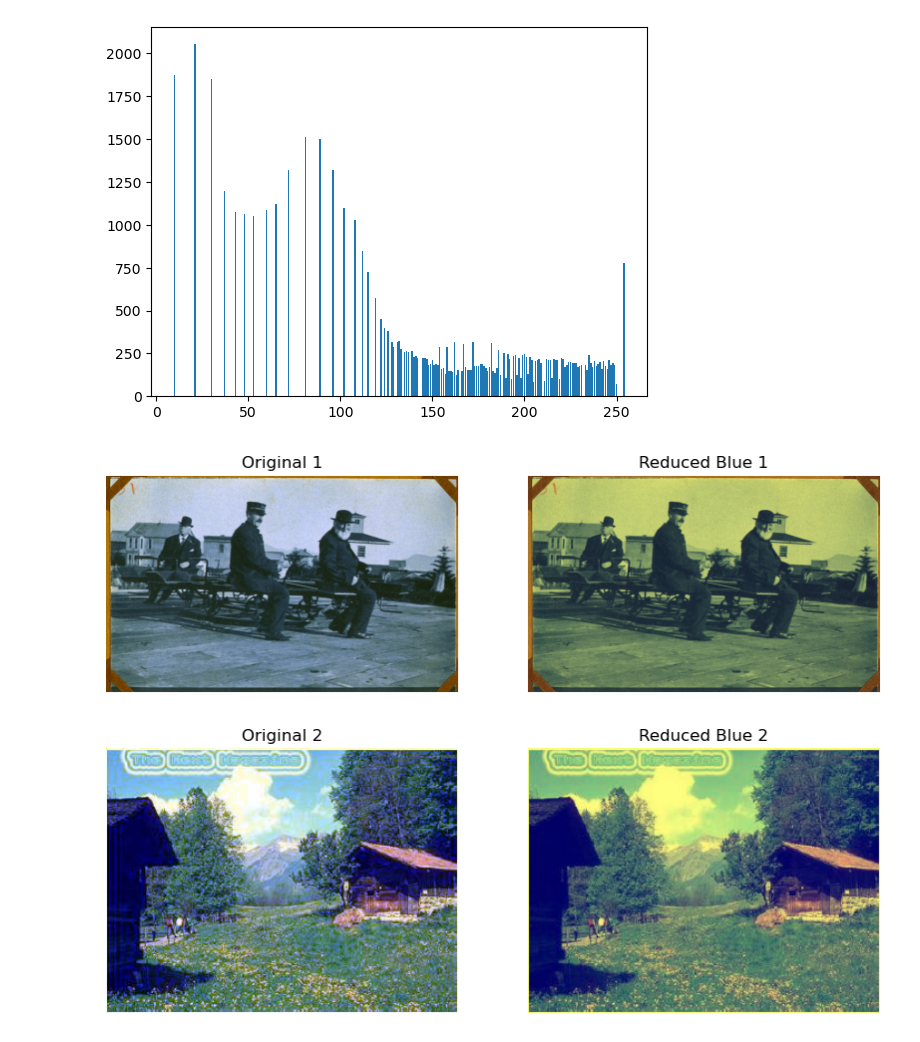
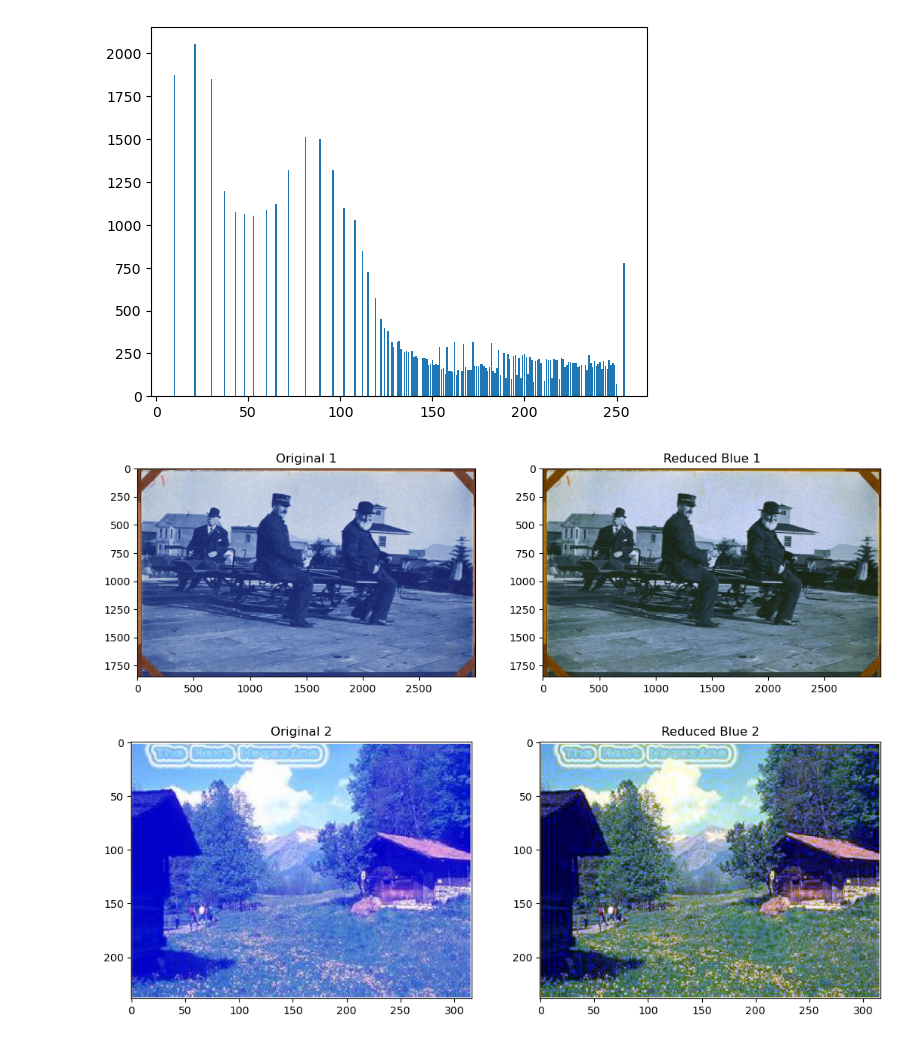
Before and after one commit to BassemAdam/Image-Processing---Computer-Vision, a Jupyter notebook: Labs/Lab4-std/Lab4-std/Lab4_STD.ipynb, the cells around one changed output. Saved outputs shown, nothing was run; the diff lists cells and outputs as text; code cells hidden in the pictures.

```diff
--- a/Labs/Lab4-std/Lab4-std/Lab4_STD.ipynb
+++ b/Labs/Lab4-std/Lab4-std/Lab4_STD.ipynb
@@ -144,22 +141,22 @@ showHist(imageAfter2)
 # %%
 import numpy as np
 from skimage import io, img_as_float, img_as_ubyte
 import matplotlib.pyplot as plt
 
 image11 = io.imread('1.jpg')
 image22 = io.imread('2.jpg')
 
 def reduce_blue(image, factor=0.8):
 
     return  getImageWithHist(image[:, :, 2])
 
 image1 = np.copy(image11)
 image2 = np.copy(image22)
-image1[:, :, 2] = reduce_blue(image11)
-image2[:, :, 2] = reduce_blue(image22)
+image1[:, :, 2] = reduce_blue(image1)
+image2[:, :, 2] = reduce_blue(image2)
 
-show_images([image1, image1], ['Original 1', 'Reduced Blue 1'])
-show_images([image2, image2], ['Original 2', 'Reduced Blue 2'])
+show_images([image11, image1], ['Original 1', 'Reduced Blue 1'])
+show_images([image22, image2], ['Original 2', 'Reduced Blue 2'])
 # %% [output]
-[figure, old version]
+[figure, new version]
-[figure, old version]
+[figure, new version]
```
Also changed, not shown: parts of 1 cell of this notebook, 8 other files.
